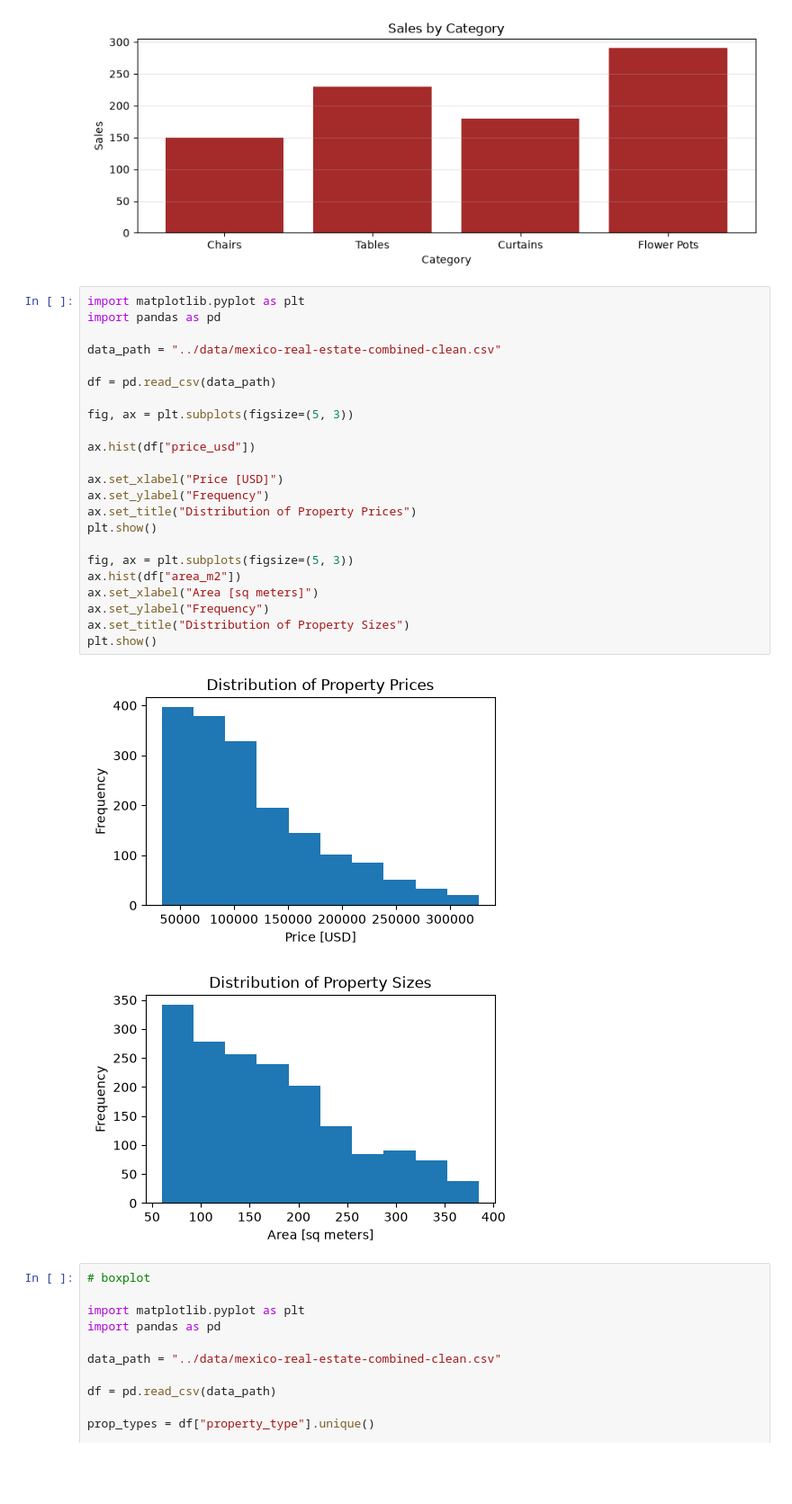
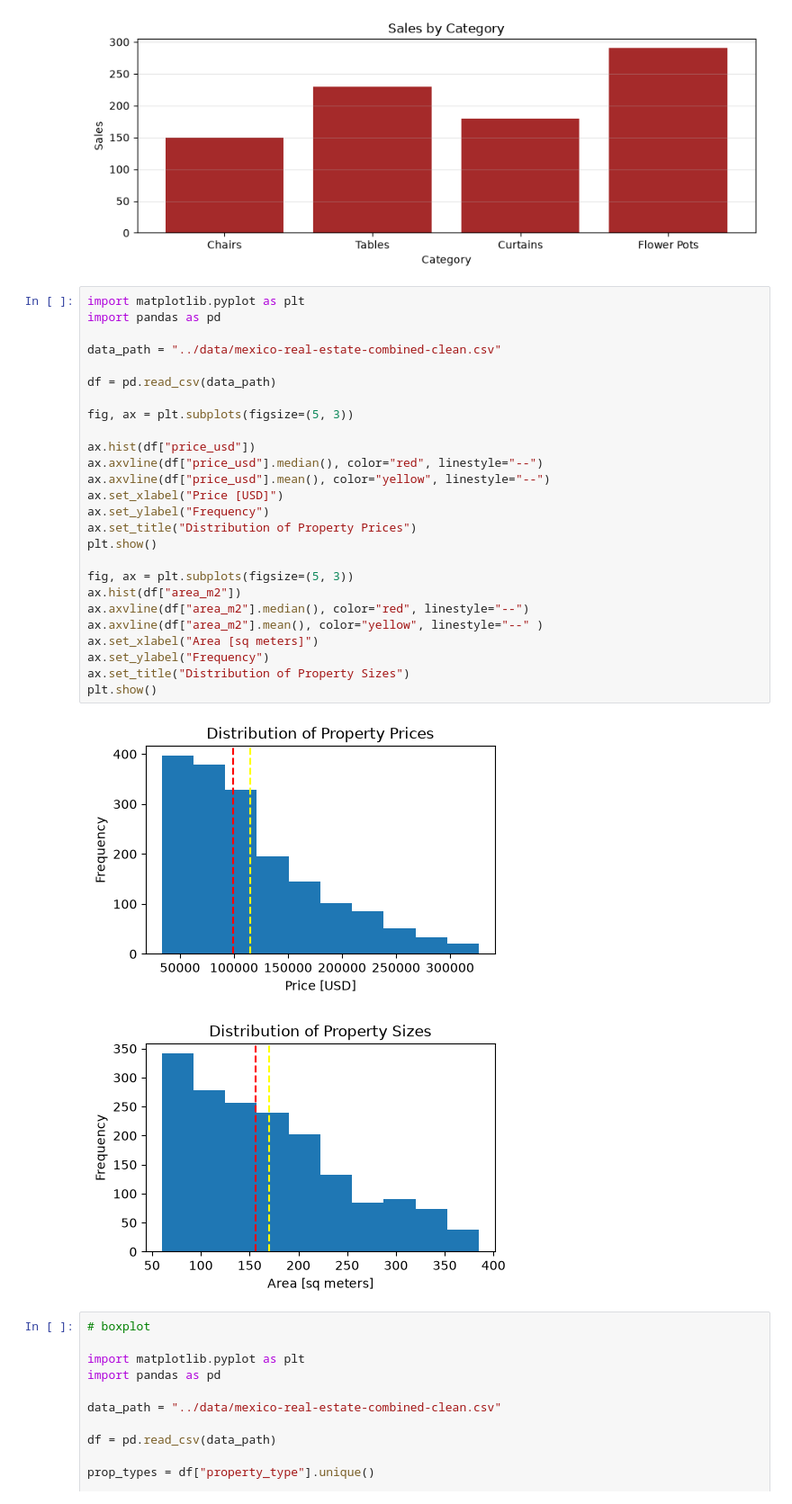
Before and after one commit to igris-nuel/ai-engineering-journey, a Jupyter notebook: projects/02-real-estate-regression/notebooks/02_visualizing_housing_data.ipynb, the cells around one changed output. Shown at 90% size. Saved outputs shown, nothing was run; the diff lists cells and outputs as text; blank space fills up the shorter version.

Commit message:
mean and median line added

```diff
--- a/projects/02-real-estate-regression/notebooks/02_visualizing_housing_data.ipynb
+++ b/projects/02-real-estate-regression/notebooks/02_visualizing_housing_data.ipynb
@@ -32,29 +32,32 @@ plt.show()
 # %%
 import matplotlib.pyplot as plt
 import pandas as pd
 
 data_path = "../data/mexico-real-estate-combined-clean.csv"
 
 df = pd.read_csv(data_path)
 
 fig, ax = plt.subplots(figsize=(5, 3))
 
 ax.hist(df["price_usd"])
-
+ax.axvline(df["price_usd"].median(), color="red", linestyle="--")
+ax.axvline(df["price_usd"].mean(), color="yellow", linestyle="--")
 ax.set_xlabel("Price [USD]")
 ax.set_ylabel("Frequency")
 ax.set_title("Distribution of Property Prices")
 plt.show()
 
 fig, ax = plt.subplots(figsize=(5, 3))
 ax.hist(df["area_m2"])
+ax.axvline(df["area_m2"].median(), color="red", linestyle="--")
+ax.axvline(df["area_m2"].mean(), color="yellow", linestyle="--" )
 ax.set_xlabel("Area [sq meters]")
 ax.set_ylabel("Frequency")
 ax.set_title("Distribution of Property Sizes")
 plt.show()
 # %% [output]
-[figure, old version]
+[figure, new version]
-[figure, old version]
+[figure, new version]
 # %%
 # boxplot
 
```
